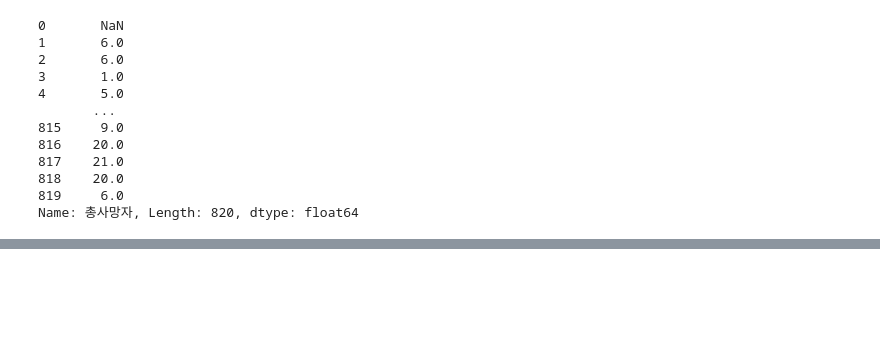
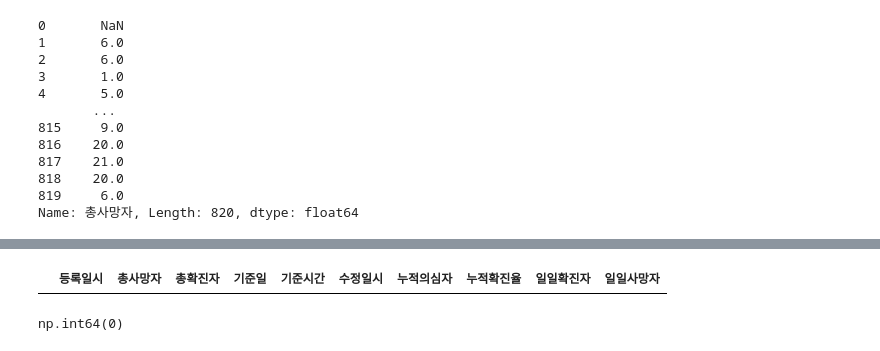
Before and after one commit to bsmoon-86/multicam_2025, a Jupyter notebook: 250903/02_corona,.ipynb, the cells around one changed output, grey strips where cells are left out. Saved outputs shown, nothing was run; the diff lists cells and outputs as text; code cells hidden in the pictures; blank space fills up the shorter version.

```diff
--- a/250903/02_corona,.ipynb
+++ b/250903/02_corona,.ipynb
@@ -255,0 +403,29 @@ Name: 총사망자, Length: 820, dtype: float64
+# %%
+# 인덱스를 초기화 하고 기존의 인덱스를 제거
+df.reset_index(drop=True, inplace=True)
+# df.reset_index().drop('index', axis=1)
+# %%
+# 일일사망자, 일일확진자 컬럼의 제거
+df.drop(
+    ['일일사망자', '일일확진자'],
+    axis = 'columns',
+    inplace = True
+)
+# %%
+# 파생변수 일일확진자
+# shift() 함수를 이용
+df['일일확진자'] = (df['총확진자'] - df['총확진자'].shift()).fillna(0)
+# %%
+# 파생변수 일일사망자
+# diff() 함수를 이용
+df['일일사망자'] = df['총사망자'].diff().fillna(0)
+# %%
+flag = (df[ ['일일사망자', '일일확진자'] ] < 0).any(axis=1)
+
+df.loc[flag, ]
+# %% [output]
+|  | 등록일시 | 총사망자 | 총확진자 | 기준일 | 기준시간 | 수정일시 | 누적의심자 | 누적확진율 | 일일확진자 | 일일사망자 |
+# %%
+flag.sum()
+# %% [output]
+np.int64(0)
```
Also changed, not shown: parts of 21 cells of this notebook, 2 other files.
